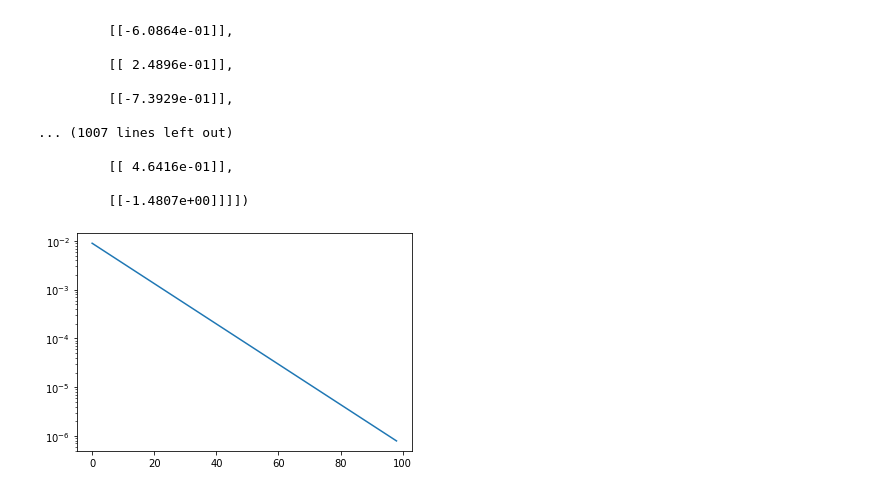
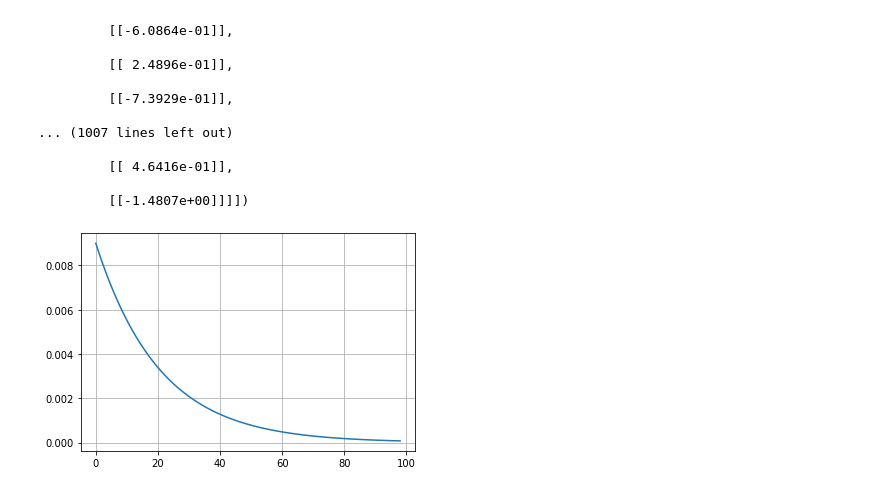
Before and after one commit to TEECOM/this-building-does-not-exist, a Jupyter notebook: ml/python/Testing.ipynb, the cells around one changed output. Saved outputs shown, nothing was run; the diff lists cells and outputs as text; code cells hidden in the pictures.

```diff
--- a/ml/python/Testing.ipynb
+++ b/ml/python/Testing.ipynb
@@ -201,12 +201,13 @@ tensor([[[[ 1.5908e+00]],
 # %%
 lr = 9e-3
 lrs = []
 for i in range(1, 100):
     lrs += [lr]
-    lr = lr / 1.1
+    lr = lr / 1.05
 
 
 plt.plot(lrs)
-plt.yscale('log')
+plt.grid()
+# plt.yscale('log')
 # %% [output]
-[figure, old version]
+[figure, new version]
```
Also changed, not shown: parts of 1 cell of this notebook, 2 other files.
